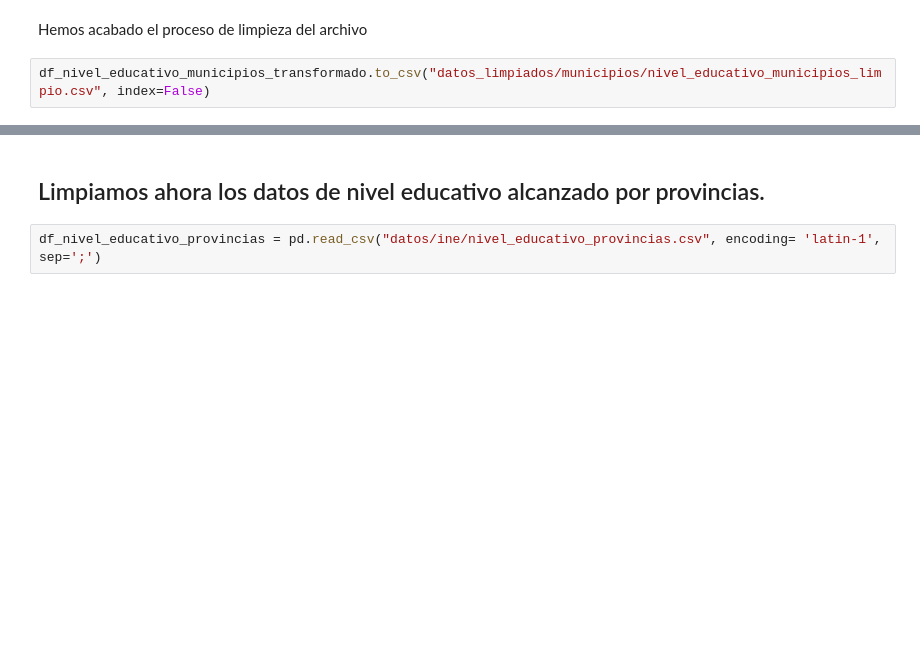
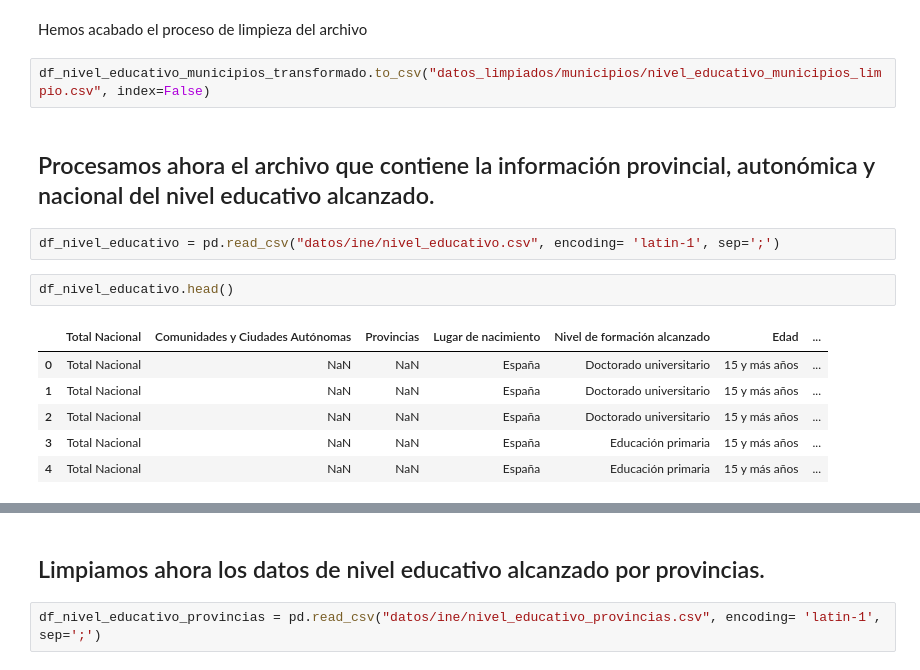
Before and after one commit to Rcm89/TFM-analisis-educacion, a Jupyter notebook: limpieza_datos_nivel_educativo_funciones.ipynb, the cells around one changed output, grey strips where cells are left out. Saved outputs shown, nothing was run; the diff lists cells and outputs as text; blank space fills up the shorter version.

```diff
--- a/limpieza_datos_nivel_educativo_funciones.ipynb
+++ b/limpieza_datos_nivel_educativo_funciones.ipynb
@@ -672,3 +577,16 @@ memory usage: 531.9+ KB
 Hemos acabado el proceso de limpieza del archivo
 # %%
 df_nivel_educativo_municipios_transformado.to_csv("datos_limpiados/municipios/nivel_educativo_municipios_limpio.csv", index=False)
+# %% [markdown]
+## Procesamos ahora el archivo que contiene la información provincial, autonómica y nacional del nivel educativo alcanzado.
+# %%
+df_nivel_educativo = pd.read_csv("datos/ine/nivel_educativo.csv", encoding= 'latin-1', sep=';')
+# %%
+df_nivel_educativo.head()
+# %% [output]
+|  | Total Nacional | Comunidades y Ciudades Autónomas | Provincias | Lugar de nacimiento | Nivel de formación alcanzado | Edad | ... |
+| 0 | Total Nacional | NaN | NaN | España | Doctorado universitario | 15 y más años | ... |
+| 1 | Total Nacional | NaN | NaN | España | Doctorado universitario | 15 y más años | ... |
+| 2 | Total Nacional | NaN | NaN | España | Doctorado universitario | 15 y más años | ... |
+| 3 | Total Nacional | NaN | NaN | España | Educación primaria | 15 y más años | ... |
+| 4 | Total Nacional | NaN | NaN | España | Educación primaria | 15 y más años | ... |
```
Also changed, not shown: parts of 38 cells of this notebook, 6 other files.
